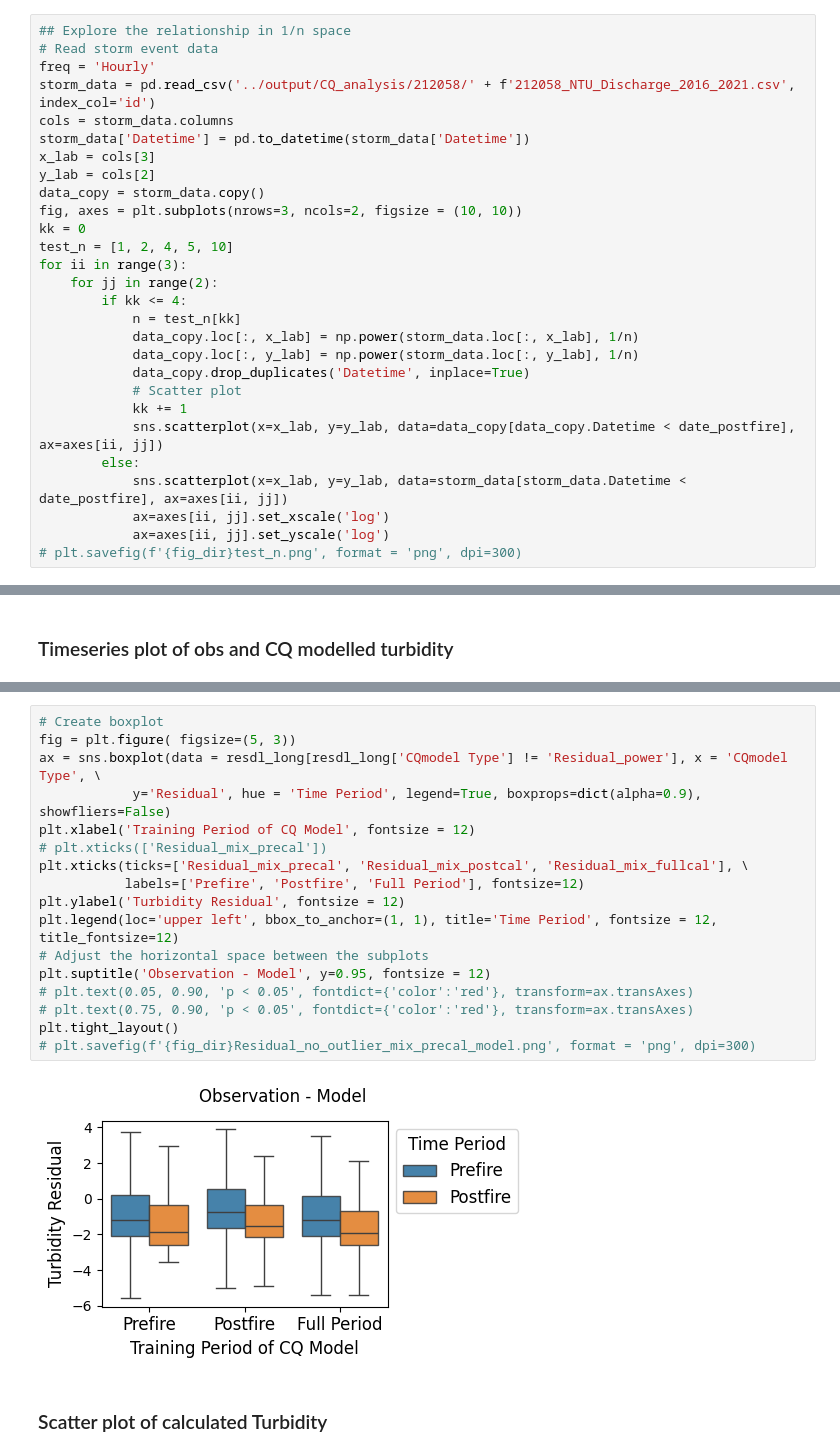
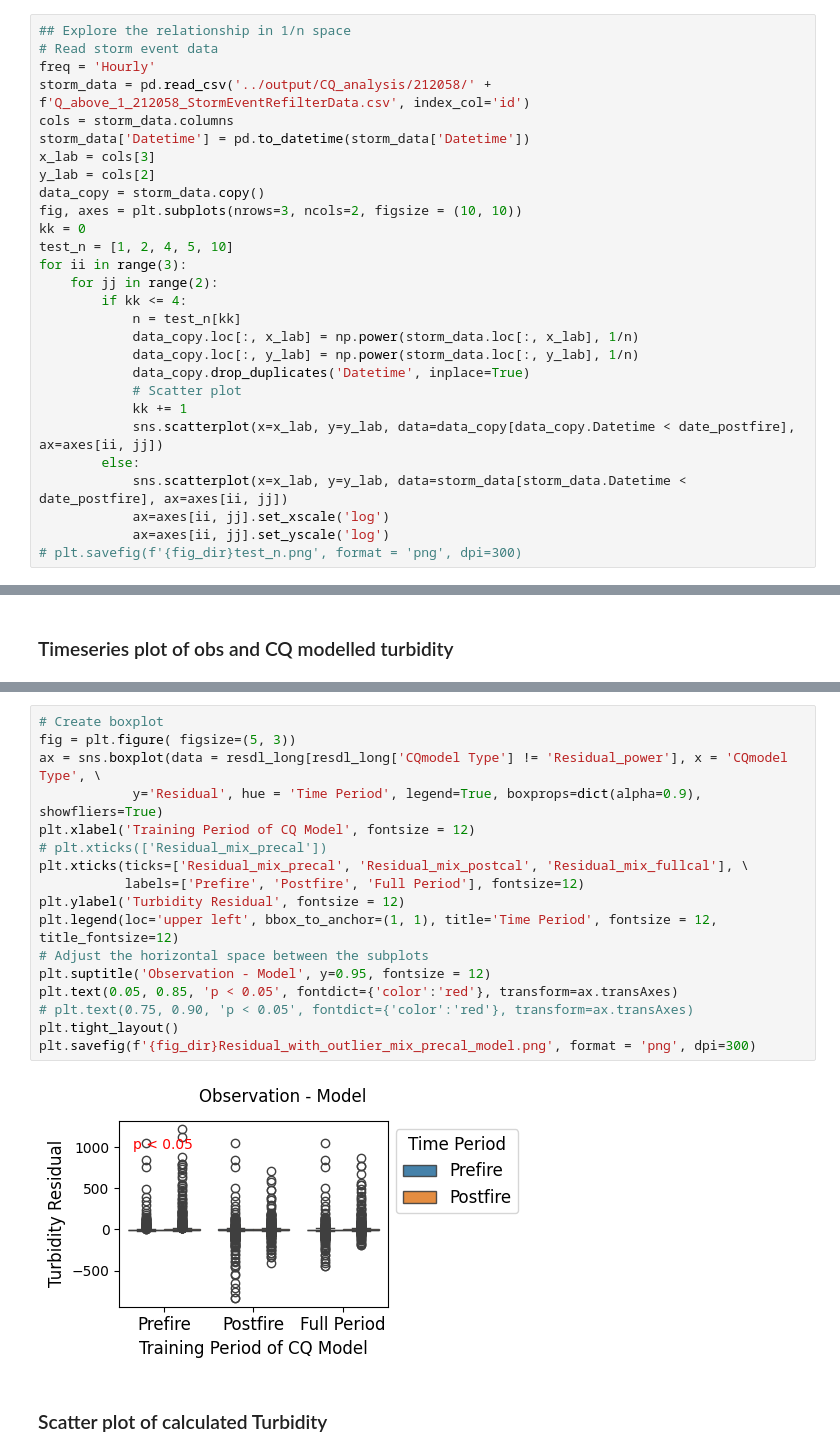
Before and after one commit to QianWanghhu/BushFireWQ, a Jupyter notebook: src/Explore_212058_CQ.ipynb, the cells around one changed output, grey strips where cells are left out. Saved outputs shown, nothing was run; the diff lists cells and outputs as text.

```diff
--- a/src/Explore_212058_CQ.ipynb
+++ b/src/Explore_212058_CQ.ipynb
@@ -265,7 +265,7 @@ plt.yscale('log')
 ## Explore the relationship in 1/n space
 # Read storm event data
 freq = 'Hourly'
-storm_data = pd.read_csv('../output/CQ_analysis/212058/' + f'212058_NTU_Discharge_2016_2021.csv', index_col='id')
+storm_data = pd.read_csv('../output/CQ_analysis/212058/' + f'Q_above_1_212058_StormEventRefilterData.csv', index_col='id')
 cols = storm_data.columns
 storm_data['Datetime'] = pd.to_datetime(storm_data['Datetime'])
 x_lab = cols[3]
@@ -351,22 +346,22 @@ sign_test_df
 # %%
 # Create boxplot
 fig = plt.figure( figsize=(5, 3))
 ax = sns.boxplot(data = resdl_long[resdl_long['CQmodel Type'] != 'Residual_power'], x = 'CQmodel Type', \
-            y='Residual', hue = 'Time Period', legend=True, boxprops=dict(alpha=0.9), showfliers=False)
+            y='Residual', hue = 'Time Period', legend=True, boxprops=dict(alpha=0.9), showfliers=True)
 plt.xlabel('Training Period of CQ Model', fontsize = 12)
 # plt.xticks(['Residual_mix_precal'])
 plt.xticks(ticks=['Residual_mix_precal', 'Residual_mix_postcal', 'Residual_mix_fullcal'], \
            labels=['Prefire', 'Postfire', 'Full Period'], fontsize=12)
 plt.ylabel('Turbidity Residual', fontsize = 12)
 plt.legend(loc='upper left', bbox_to_anchor=(1, 1), title='Time Period', fontsize = 12, title_fontsize=12)
 # Adjust the horizontal space between the subplots
 plt.suptitle('Observation - Model', y=0.95, fontsize = 12)
-# plt.text(0.05, 0.90, 'p < 0.05', fontdict={'color':'red'}, transform=ax.transAxes)
+plt.text(0.05, 0.85, 'p < 0.05', fontdict={'color':'red'}, transform=ax.transAxes)
 # plt.text(0.75, 0.90, 'p < 0.05', fontdict={'color':'red'}, transform=ax.transAxes)
 plt.tight_layout()
-# plt.savefig(f'{fig_dir}Residual_no_outlier_mix_precal_model.png', format = 'png', dpi=300)
+plt.savefig(f'{fig_dir}Residual_with_outlier_mix_precal_model.png', format = 'png', dpi=300)
 # %% [output]
-[figure, old version]
+[figure, new version]
 # %% [markdown]
 ### Scatter plot of calculated Turbidity
 # %%
```
Also changed, not shown: parts of 5 cells of this notebook, 29 other files.
